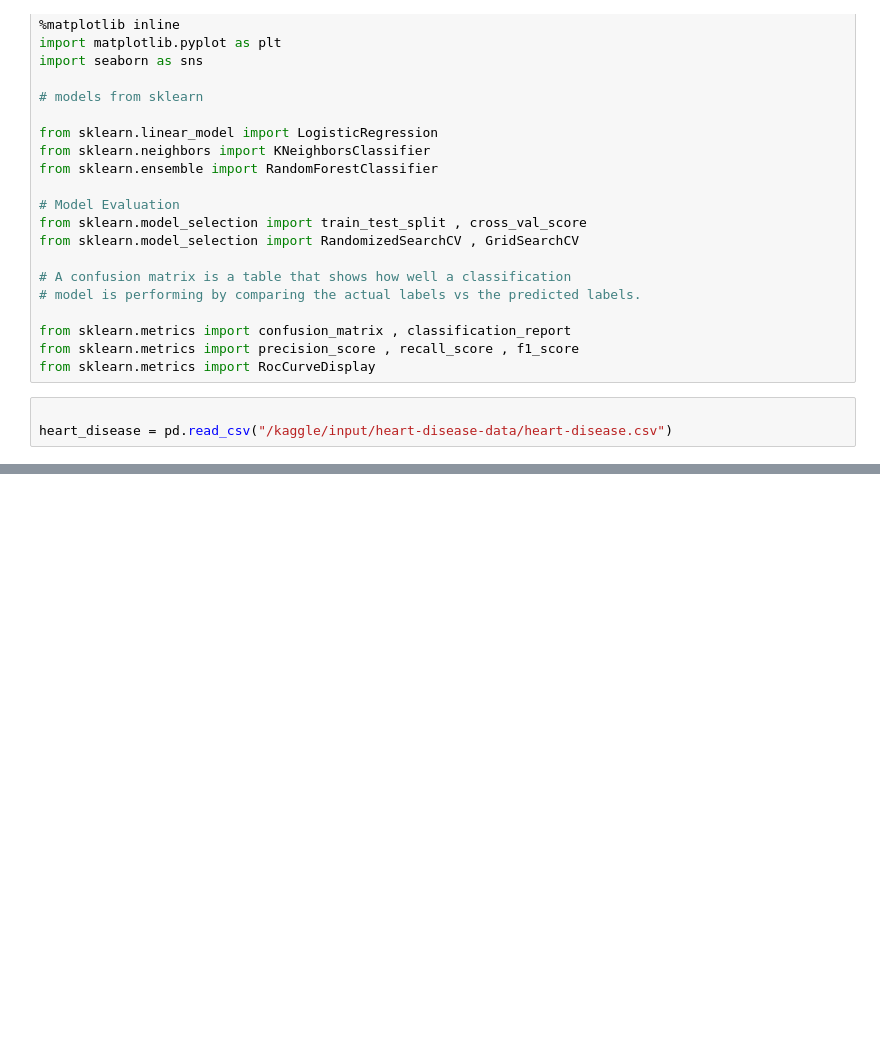
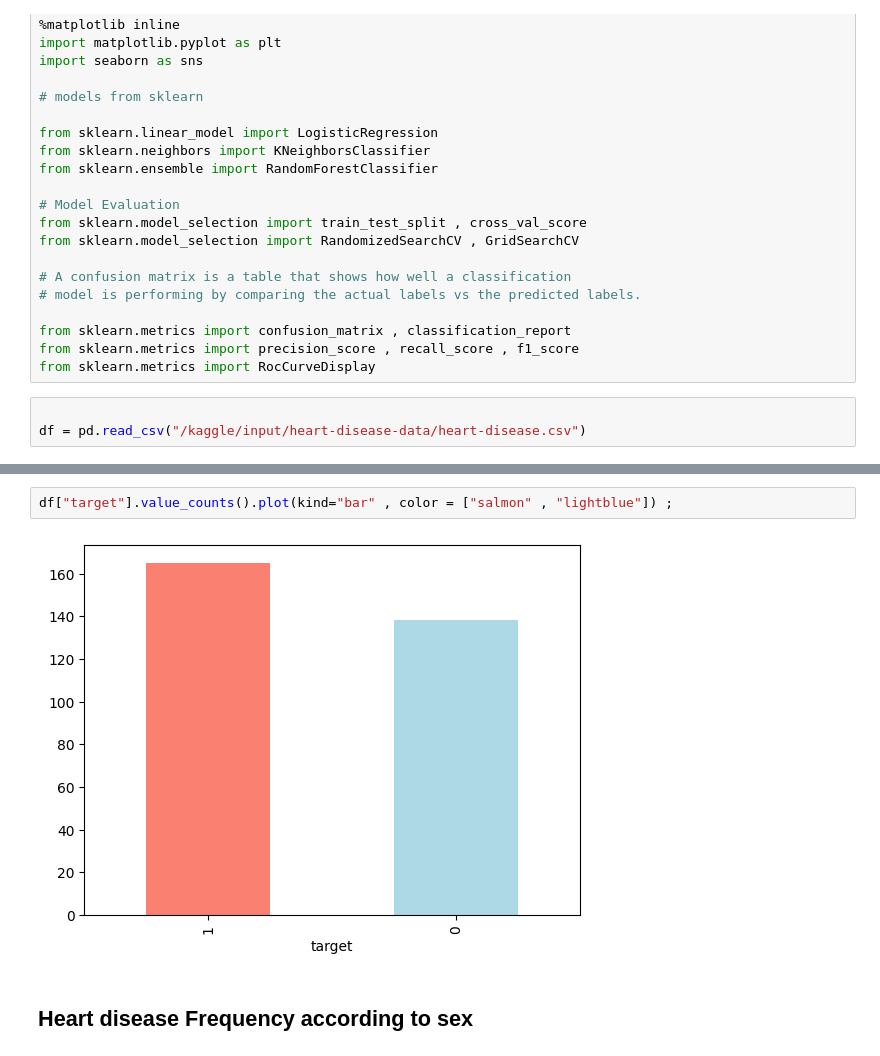
Before and after one commit to amankr2301/heart_disease_predictor_project, a Jupyter notebook: heart-disease-prediction-project.ipynb, the cells around one changed output, grey strips where cells are left out. Saved outputs shown, nothing was run; the diff lists cells and outputs as text; blank space fills up the shorter version.

Commit message:
Kaggle Notebook | Heart_disease_prediction_project | Heart_disease_prediction_project

```diff
--- a/heart-disease-prediction-project.ipynb
+++ b/heart-disease-prediction-project.ipynb
@@ -95,4 +117,4 @@ from sklearn.metrics import precision_score , recall_score , f1_score
 from sklearn.metrics import RocCurveDisplay
 # %%
 
-heart_disease = pd.read_csv("/kaggle/input/heart-disease-data/heart-disease.csv")
+df = pd.read_csv("/kaggle/input/heart-disease-data/heart-disease.csv")
@@ -98,0 +131,6 @@ heart_disease = pd.read_csv("/kaggle/input/heart-disease-data/heart-disease.csv"
+# %%
+df["target"].value_counts().plot(kind="bar" , color = ["salmon" , "lightblue"]) ;
+# %% [output]
+[figure, added]
+# %% [markdown]
+## Heart disease Frequency according to sex
```
Also changed, not shown: parts of 25 cells of this notebook.
